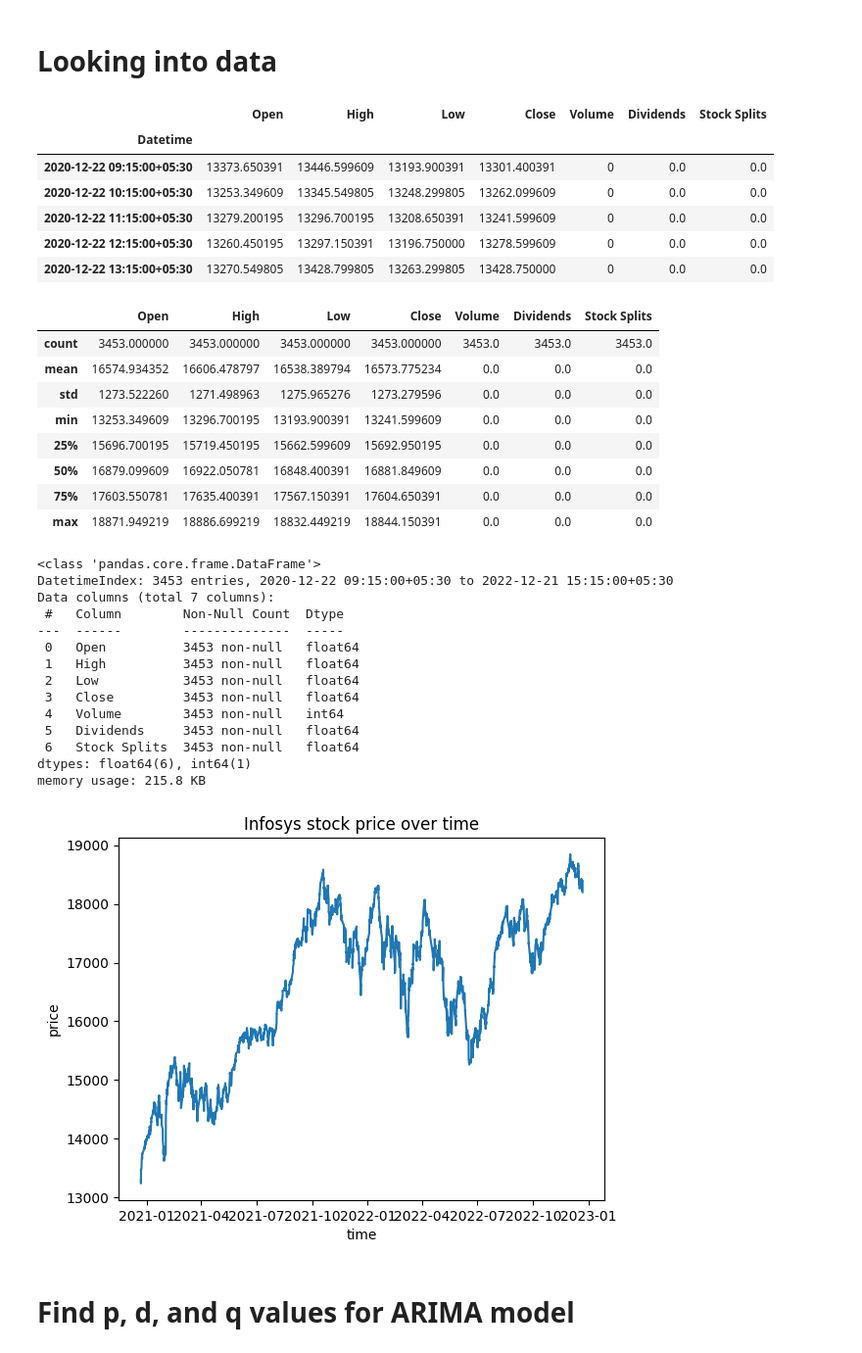
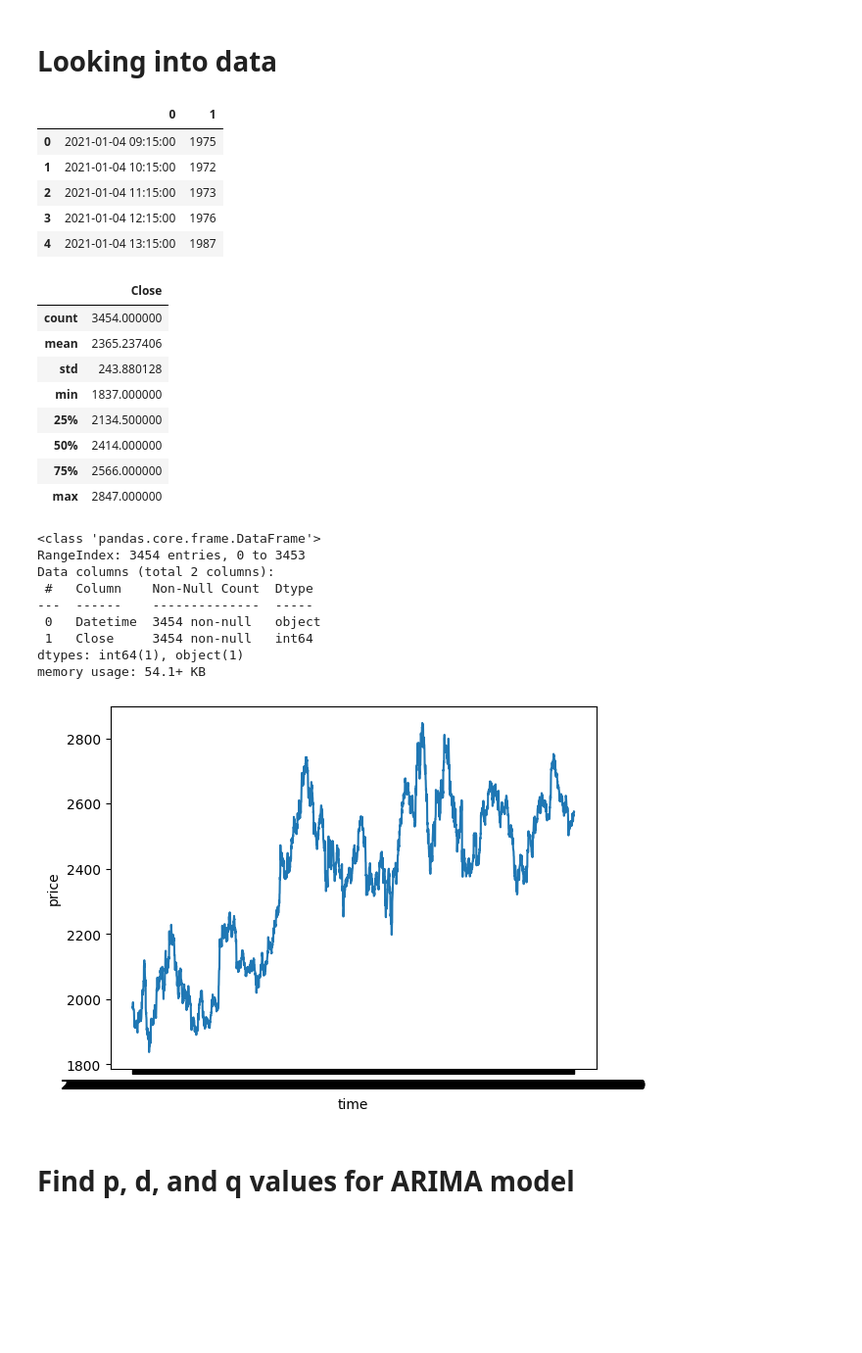
Before and after one commit to Rohitwaldekar/Real-Time-Sock-Price-Forecasting, a Jupyter notebook: notebooks/ARIMA-model-development.ipynb, the cells around one changed output. Shown at 98% size. Cells and saved outputs as stored; diff of their text form; code cells hidden in the pictures; blank space fills up the shorter version.

```diff
--- a/notebooks/ARIMA-model-development.ipynb
+++ b/notebooks/ARIMA-model-development.ipynb
@@ -13,56 +13,51 @@ from sklearn.metrics import mean_squared_error
 # %% [markdown]
 # Read data from file
 # %%
-df = pd.read_csv('../data/raw/data.csv',parse_dates=True)
+df = pd.read_csv('../data/raw/data.csv',parse_dates=True, header=None)
 # %% [markdown]
 # Looking into data
 # %%
 df.head()
 # %% [output]
-|  | Open | High | Low | Close | Volume | Dividends | Stock Splits |
-| Datetime |  |  |  |  |  |  |  |
-| 2020-12-22 09:15:00+05:30 | 13373.650391 | 13446.599609 | 13193.900391 | 13301.400391 | 0 | 0.0 | 0.0 |
-| 2020-12-22 10:15:00+05:30 | 13253.349609 | 13345.549805 | 13248.299805 | 13262.099609 | 0 | 0.0 | 0.0 |
-| 2020-12-22 11:15:00+05:30 | 13279.200195 | 13296.700195 | 13208.650391 | 13241.599609 | 0 | 0.0 | 0.0 |
-| 2020-12-22 12:15:00+05:30 | 13260.450195 | 13297.150391 | 13196.750000 | 13278.599609 | 0 | 0.0 | 0.0 |
-| 2020-12-22 13:15:00+05:30 | 13270.549805 | 13428.799805 | 13263.299805 | 13428.750000 | 0 | 0.0 | 0.0 |
+|  | 0 | 1 |
+| 0 | 2021-01-04 09:15:00 | 1975 |
+| 1 | 2021-01-04 10:15:00 | 1972 |
+| 2 | 2021-01-04 11:15:00 | 1973 |
+| 3 | 2021-01-04 12:15:00 | 1976 |
+| 4 | 2021-01-04 13:15:00 | 1987 |
+# %%
+df.columns = ['Datetime','Close']
 # %%
 df.describe()
 # %% [output]
-|  | Open | High | Low | Close | Volume | Dividends | Stock Splits |
-| count | 3453.000000 | 3453.000000 | 3453.000000 | 3453.000000 | 3453.0 | 3453.0 | 3453.0 |
-| mean | 16574.934352 | 16606.478797 | 16538.389794 | 16573.775234 | 0.0 | 0.0 | 0.0 |
-| std | 1273.522260 | 1271.498963 | 1275.965276 | 1273.279596 | 0.0 | 0.0 | 0.0 |
-| min | 13253.349609 | 13296.700195 | 13193.900391 | 13241.599609 | 0.0 | 0.0 | 0.0 |
-| 25% | 15696.700195 | 15719.450195 | 15662.599609 | 15692.950195 | 0.0 | 0.0 | 0.0 |
-| 50% | 16879.099609 | 16922.050781 | 16848.400391 | 16881.849609 | 0.0 | 0.0 | 0.0 |
-| 75% | 17603.550781 | 17635.400391 | 17567.150391 | 17604.650391 | 0.0 | 0.0 | 0.0 |
-| max | 18871.949219 | 18886.699219 | 18832.449219 | 18844.150391 | 0.0 | 0.0 | 0.0 |
+|  | Close |
+| count | 3454.000000 |
+| mean | 2365.237406 |
+| std | 243.880128 |
+| min | 1837.000000 |
+| 25% | 2134.500000 |
+| 50% | 2414.000000 |
+| 75% | 2566.000000 |
+| max | 2847.000000 |
 # %%
 df.info()
 # %% [output]
 <class 'pandas.core.frame.DataFrame'>
-DatetimeIndex: 3453 entries, 2020-12-22 09:15:00+05:30 to 2022-12-21 15:15:00+05:30
-Data columns (total 7 columns):
- #   Column        Non-Null Count  Dtype
----  ------        --------------  -----
- 0   Open          3453 non-null   float64
- 1   High          3453 non-null   float64
- 2   Low           3453 non-null   float64
- 3   Close         3453 non-null   float64
- 4   Volume        3453 non-null   int64
- 5   Dividends     3453 non-null   float64
- 6   Stock Splits  3453 non-null   float64
-dtypes: float64(6), int64(1)
-memory usage: 215.8 KB
+RangeIndex: 3454 entries, 0 to 3453
+Data columns (total 2 columns):
+ #   Column    Non-Null Count  Dtype
+---  ------    --------------  -----
+ 0   Datetime  3454 non-null   object
+ 1   Close     3454 non-null   int64
+dtypes: int64(1), object(1)
+memory usage: 54.1+ KB
 # %%
-plt.plot(df.index, df["Close"])
-plt.title("Infosys stock price over time")
+plt.plot(df["Datetime"], df["Close"])
 plt.xlabel("time")
 plt.ylabel("price")
 plt.show()
 # %% [output]
-[figure, old version]
+[figure, new version]
 # %% [markdown]
 # Find p, d, and q values for ARIMA model
 # %% [markdown]
```
Also changed, not shown: parts of 19 cells of this notebook, 4 other files.
